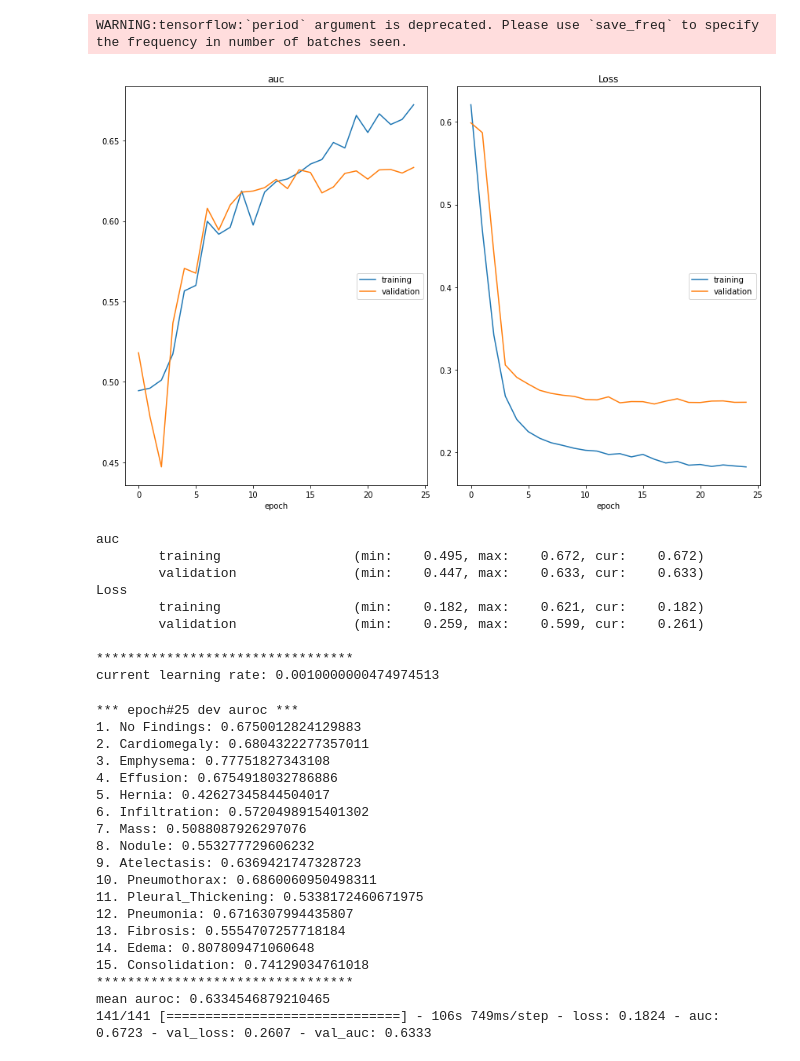
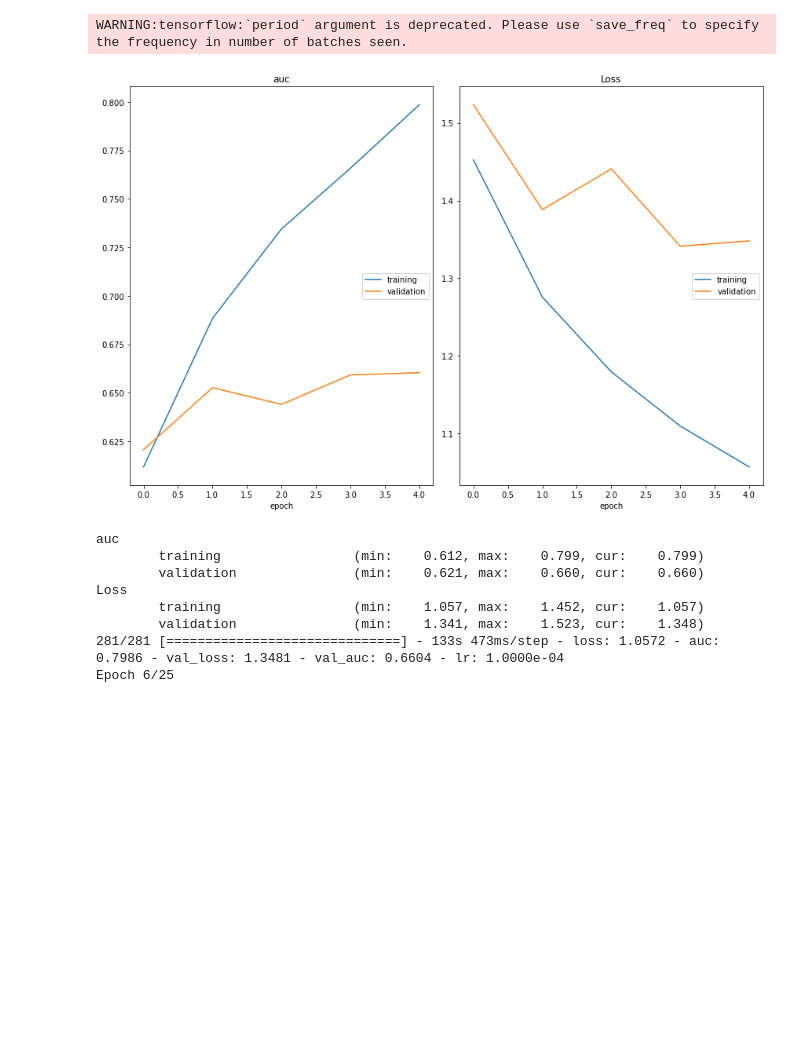
Before and after one commit to nabilbachroin/TransX-Ray, a Jupyter notebook: jeremie/Pipeline2-T3.ipynb, the cells around one changed output. Cells and saved outputs as stored; diff of their text form; code cells hidden in the pictures; blank space fills up the shorter version.

```diff
--- a/jeremie/Pipeline2-T3.ipynb
+++ b/jeremie/Pipeline2-T3.ipynb
@@ -279,16 +290,16 @@ WARNING:tensorflow:`input_shape` is undefined or non-square, or `rows` is not 22
 fusion = Concatenate()([mdl1.output, mdl2.output])
 fusion = BatchNormalization()(fusion)
 
-aux1 = mlp_head(mdl1.output, depth=[1024, 512])
+# aux1 = mlp_head(mdl1.output, depth=[1024, 512])
 
-aux2 = mlp_head(mdl2.output, depth=[1024, 512])
+# aux2 = mlp_head(mdl2.output, depth=[1024, 512])
 
 main = mlp_head(fusion, depth=[2048, 1024])
 
-head = Concatenate()([aux1, main, aux2])
-head = mlp_head(head, depth=[4096, 2048, 512, 256])
+# head = Concatenate()([aux1, main, aux2]) # aux1, main, aux2
+# head = mlp_head(head, depth=[2048, 1024, 256])
 
-predictions = Dense(num_class, activation="sigmoid")(head)
+predictions = Dense(num_class, activation="sigmoid")(main)
 
 model = Model(inputs=inputs, outputs=predictions)
 # %%
@@ -300,19 +311,22 @@ output_weights_path = os.path.join(output_dir, weight_path)
 if not os.path.isdir(output_dir):
         os.makedirs(output_dir)
 
-auroc = MultipleClassAUROC(
-            sequence=image_val,
-            class_names=labels,
-            weights_path=output_weights_path,
-            workers=1,
-        )
+
+adaptive_lr = ReduceLROnPlateau(monitor='val_loss', factor=0.1, patience=2, verbose=1, mode="min", min_lr=1e-8)
+# %%
+loss = util.set_binary_crossentropy_weighted_loss(
+    positive_weights=pos_weights,
+    negative_weights=neg_weights)
+
+# train_steps = len(image_train) / 10
+# val_steps = len(image_val) / 5
 # %%
 epoch = 25
 
-lr = 0.001
+lr = 0.0001
 decay_rate = lr / epoch
 momentum = 0.99
-# adam = tf.keras.optimizers.Adam(learning_rate=lr, beta_1=decay_rate, beta_2=decay_rate*decay_rate, epsilon=1e-07, amsgrad=False)
+adam = tf.keras.optimizers.Adam(learning_rate=lr)
 sgd = tf.keras.optimizers.SGD(learning_rate=lr, momentum=momentum, nesterov=False)
 checkpoint = ModelCheckpoint(output_weights_path, monitor='val_loss', verbose=1, save_best_only=True, mode='auto', period=1)
 
@@ -322,44 +336,24 @@ bce_ls = tf.keras.losses.BinaryCrossentropy(label_smoothing=0.0)
 
 metric_auc = tf.keras.metrics.AUC(multi_label=True)
 
-model.compile(loss=bce_ls, optimizer=sgd, metrics=[metric_auc])
+model.compile(loss=loss, optimizer=adam, metrics=[metric_auc])
 # %% [output]
 WARNING:tensorflow:`period` argument is deprecated. Please use `save_freq` to specify the frequency in number of batches seen.
 WARNING:tensorflow:`period` argument is deprecated. Please use `save_freq` to specify the frequency in number of batches seen.
 # %%
 start = time.time()
-history = model.fit(image_train, epochs=epoch, validation_data=image_val, callbacks=[checkpoint,PlotLossesKeras(), auroc],verbose=1, class_weight=class_weights)
+history = model.fit(image_train, epochs=epoch, validation_data=image_val, callbacks=[checkpoint,PlotLossesKeras(), adaptive_lr],verbose=1)
 end_train = time.time() - start
 # %% [output]
-[figure, old version]
+[figure, new version]
 auc
-        training                 (min:    0.495, max:    0.672, cur:    0.672)
-        validation               (min:    0.447, max:    0.633, cur:    0.633)
+        training                 (min:    0.612, max:    0.799, cur:    0.799)
+        validation               (min:    0.621, max:    0.660, cur:    0.660)
 Loss
-        training                 (min:    0.182, max:    0.621, cur:    0.182)
-        validation               (min:    0.259, max:    0.599, cur:    0.261)
-
-*********************************
-current learning rate: 0.0010000000474974513
+        training                 (min:    1.057, max:    1.452, cur:    1.057)
+        validation               (min:    1.341, max:    1.523, cur:    1.348)
+281/281 [==============================] - 133s 473ms/step - loss: 1.0572 - auc: 0.7986 - val_loss: 1.3481 - val_auc: 0.6604 - lr: 1.0000e-04
+Epoch 6/25
-*** epoch#25 dev auroc ***
-1. No Findings: 0.6750012824129883
-2. Cardiomegaly: 0.6804322277357011
-3. Emphysema: 0.77751827343108
-4. Effusion: 0.6754918032786886
-5. Hernia: 0.42627345844504017
-6. Infiltration: 0.5720498915401302
-7. Mass: 0.5088087926297076
-8. Nodule: 0.553277729606232
-9. Atelectasis: 0.6369421747328723
-10. Pneumothorax: 0.6860060950498311
-11. Pleural_Thickening: 0.5338172460671975
-12. Pneumonia: 0.6716307994435807
-13. Fibrosis: 0.5554707257718184
-14. Edema: 0.807809471060648
-15. Consolidation: 0.74129034761018
-*********************************
-mean auroc: 0.6334546879210465
-141/141 [==============================] - 106s 749ms/step - loss: 0.1824 - auc: 0.6723 - val_loss: 0.2607 - val_auc: 0.6333
 # %%
 save_model_path = os.path.join(output_dir, 'model_{}'.format(model_name))
 model.save(save_model_path)
```
Also changed, not shown: parts of 11 cells of this notebook, 5 other files.
